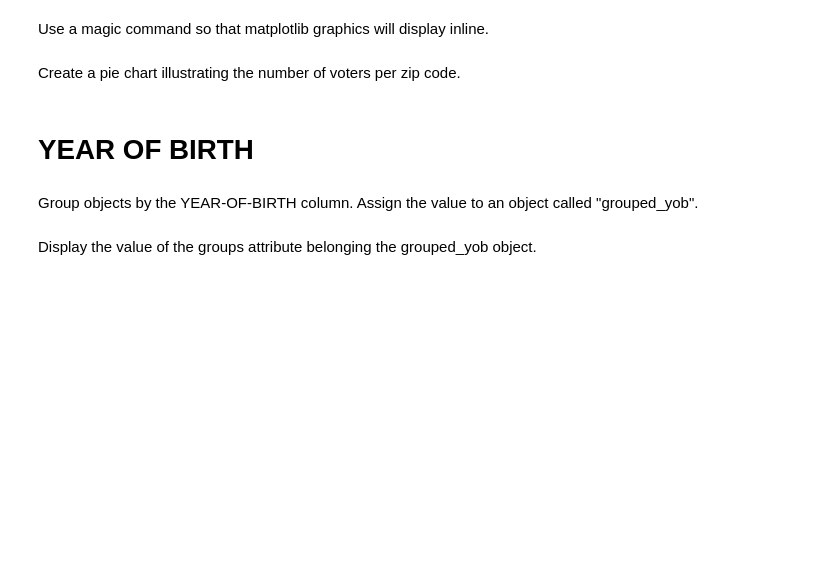
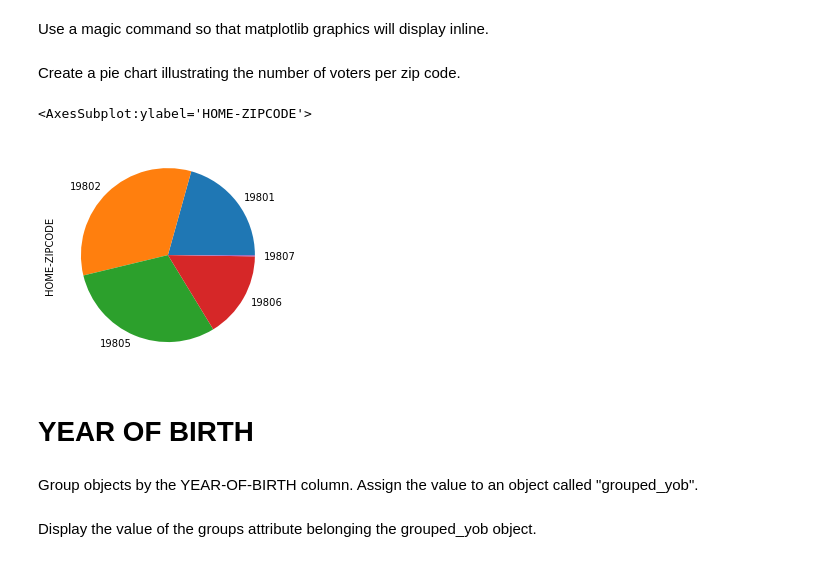
Before and after one commit to 1990Jasonlee/DataEngineering.Labs.RegisteredVotersFileWilmingtonDE, a Jupyter notebook: wilmington_de_registered_voters.ipynb, the cells around one changed output. Cells and saved outputs as stored; diff of their text form; code cells hidden in the pictures; blank space fills up the shorter version.

```diff
--- a/wilmington_de_registered_voters.ipynb
+++ b/wilmington_de_registered_voters.ipynb
@@ -46,2 +44,4 @@ Group objects using the HOME-ZIPCODE column. Assign the value to a variable call
+# %%
+grouped_zc = df.groupby(['HOME-ZIPCODE'])
 # %% [markdown]
 What type of object is grouped_zc?
@@ -66,3 +76,9 @@ Create a pie chart illustrating the number of voters per zip code.
+# %%
+voters = grouped_zc['HOME-ZIPCODE'].count()
+voters.plot.pie()
+# %% [output]
+<AxesSubplot:ylabel='HOME-ZIPCODE'>
+[figure, added]
 # %% [markdown]
 # YEAR OF BIRTH
 # %% [markdown]
```
Also changed, not shown: parts of 13 cells of this notebook.
